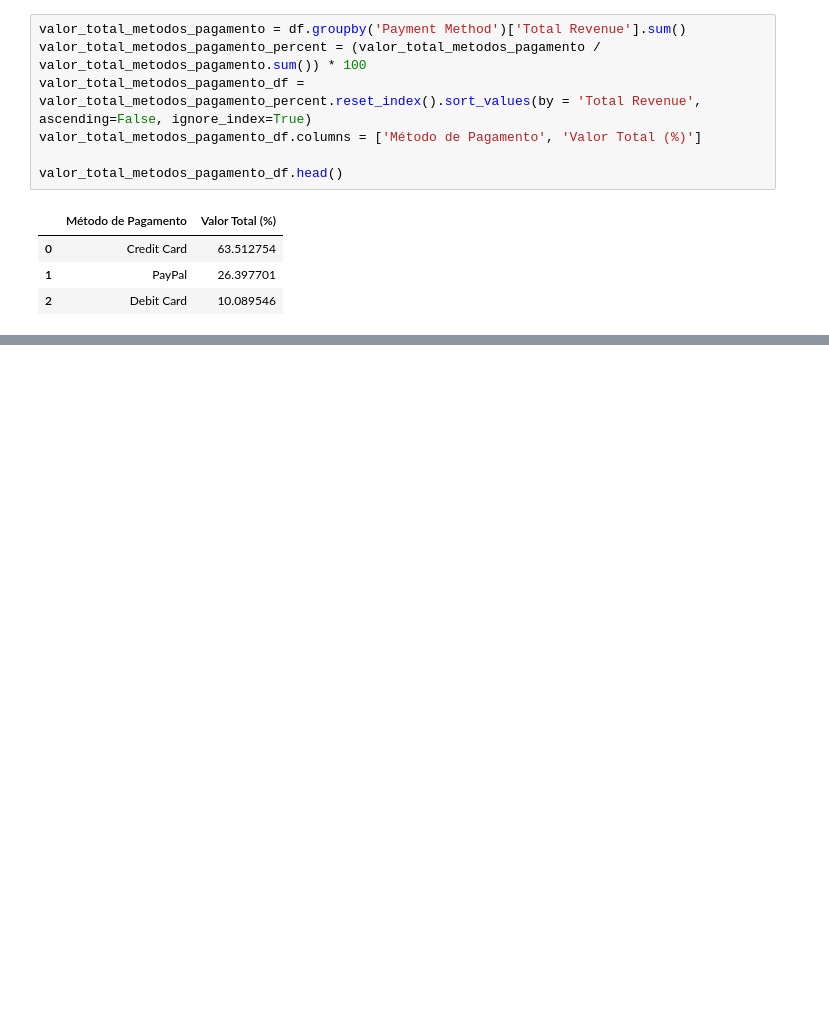
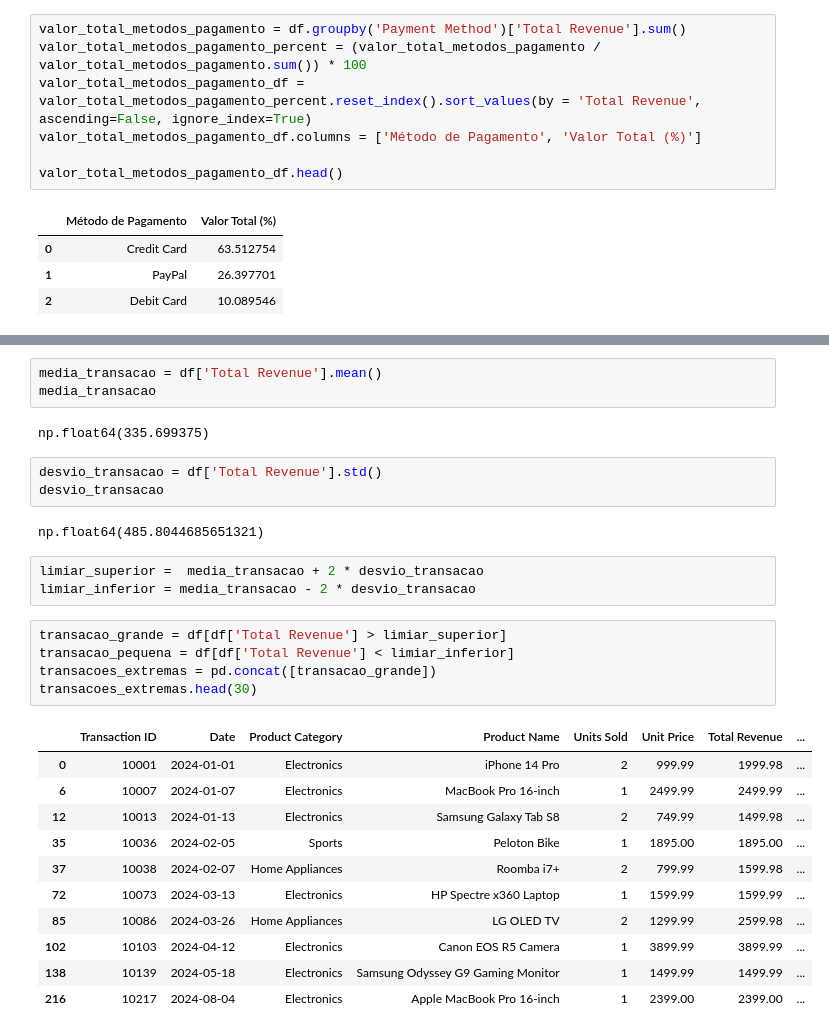
Before and after one commit to tadokatocommm/sales_data, a Jupyter notebook: script2.ipynb, the cells around one changed output, grey strips where cells are left out. Saved outputs shown, nothing was run; the diff lists cells and outputs as text; blank space fills up the shorter version.

```diff
--- a/script2.ipynb
+++ b/script2.ipynb
@@ -350,0 +352,30 @@ valor_total_metodos_pagamento_df.head()
+# %%
+media_transacao = df['Total Revenue'].mean()
+media_transacao
+# %% [output]
+np.float64(335.699375)
+# %%
+desvio_transacao = df['Total Revenue'].std()
+desvio_transacao
+# %% [output]
+np.float64(485.8044685651321)
+# %%
+limiar_superior =  media_transacao + 2 * desvio_transacao
+limiar_inferior = media_transacao - 2 * desvio_transacao
+# %%
+transacao_grande = df[df['Total Revenue'] > limiar_superior]
+transacao_pequena = df[df['Total Revenue'] < limiar_inferior]
+transacoes_extremas = pd.concat([transacao_grande])
+transacoes_extremas.head(30)
+# %% [output]
+|  | Transaction ID | Date | Product Category | Product Name | Units Sold | Unit Price | Total Revenue | ... |
+| 0 | 10001 | 2024-01-01 | Electronics | iPhone 14 Pro | 2 | 999.99 | 1999.98 | ... |
+| 6 | 10007 | 2024-01-07 | Electronics | MacBook Pro 16-inch | 1 | 2499.99 | 2499.99 | ... |
+| 12 | 10013 | 2024-01-13 | Electronics | Samsung Galaxy Tab S8 | 2 | 749.99 | 1499.98 | ... |
+| 35 | 10036 | 2024-02-05 | Sports | Peloton Bike | 1 | 1895.00 | 1895.00 | ... |
+| 37 | 10038 | 2024-02-07 | Home Appliances | Roomba i7+ | 2 | 799.99 | 1599.98 | ... |
+| 72 | 10073 | 2024-03-13 | Electronics | HP Spectre x360 Laptop | 1 | 1599.99 | 1599.99 | ... |
+| 85 | 10086 | 2024-03-26 | Home Appliances | LG OLED TV | 2 | 1299.99 | 2599.98 | ... |
+| 102 | 10103 | 2024-04-12 | Electronics | Canon EOS R5 Camera | 1 | 3899.99 | 3899.99 | ... |
+| 138 | 10139 | 2024-05-18 | Electronics | Samsung Odyssey G9 Gaming Monitor | 1 | 1499.99 | 1499.99 | ... |
+| 216 | 10217 | 2024-08-04 | Electronics | Apple MacBook Pro 16-inch | 1 | 2399.00 | 2399.00 | ... |
```
Also changed, not shown: parts of 3 cells of this notebook, 1 other file.
